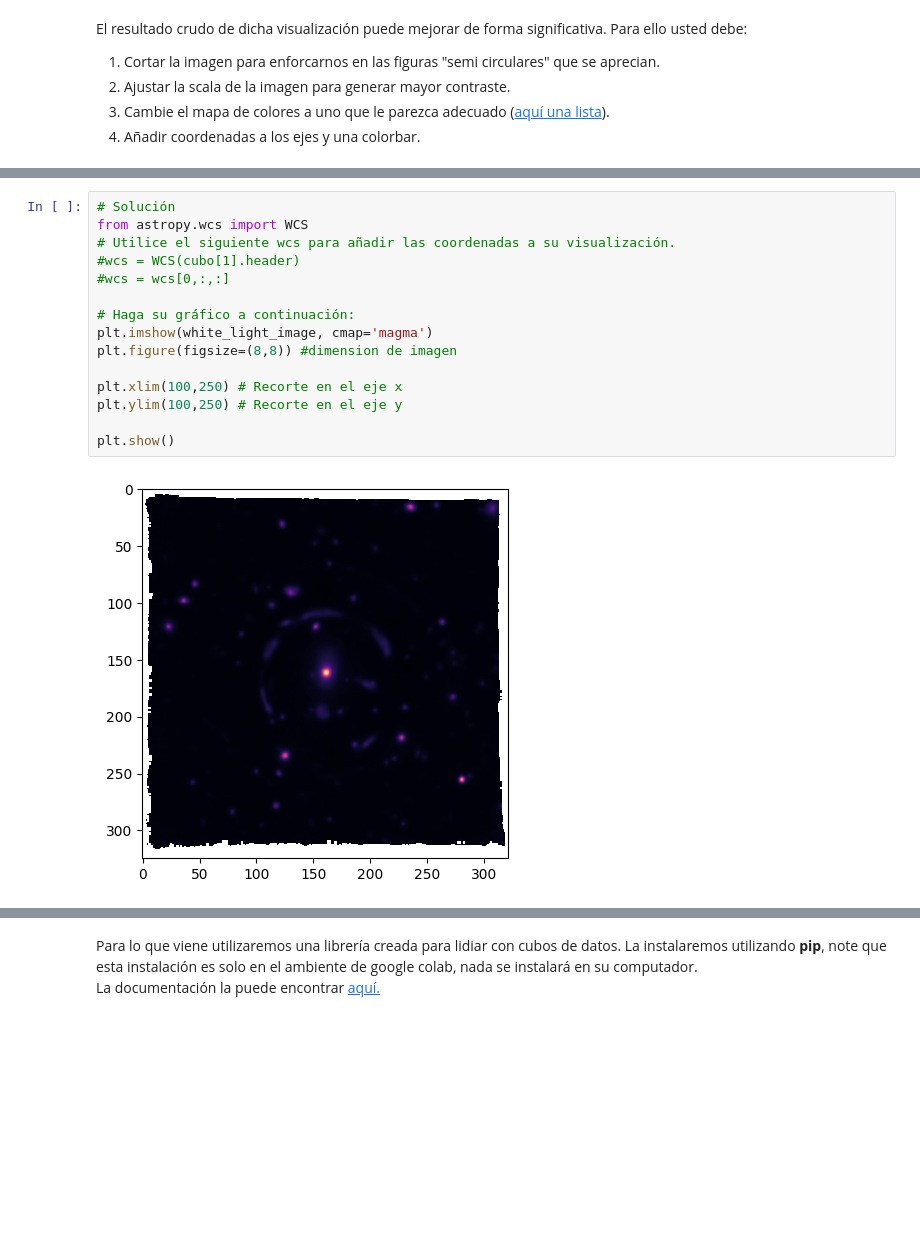
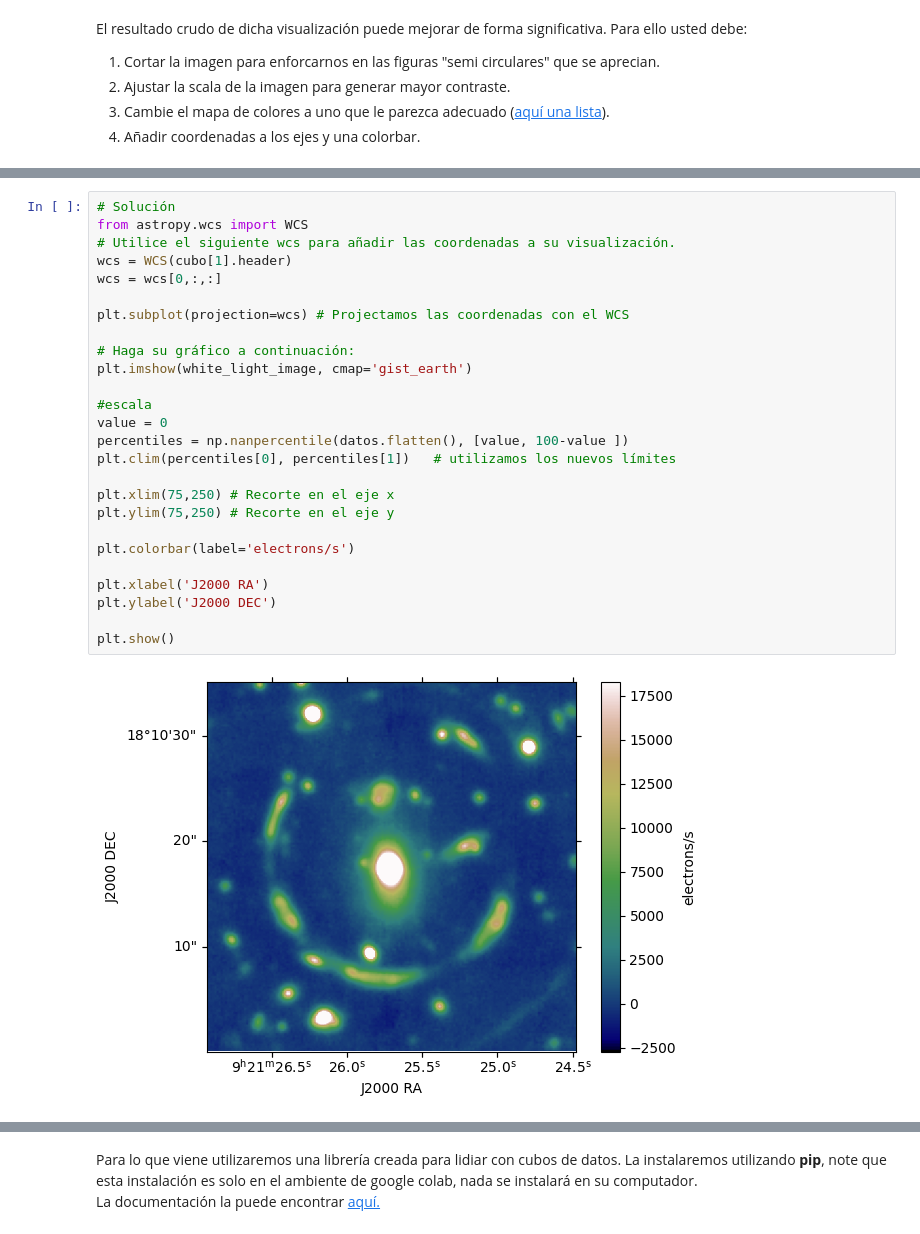
Before and after one commit to sebamonteirov/Tarea-4, a Jupyter notebook: Tarea4.ipynb, the cells around one changed output, grey strips where cells are left out. Cells and saved outputs as stored; diff of their text form; blank space fills up the shorter version.

```diff
--- a/Tarea4.ipynb
+++ b/Tarea4.ipynb
@@ -178,17 +193,28 @@ Para ello usted debe:
 # %%
 # Solución
 from astropy.wcs import WCS
 # Utilice el siguiente wcs para añadir las coordenadas a su visualización.
-#wcs = WCS(cubo[1].header)
-#wcs = wcs[0,:,:]
+wcs = WCS(cubo[1].header)
+wcs = wcs[0,:,:]
+
+plt.subplot(projection=wcs) # Projectamos las coordenadas con el WCS
 
 # Haga su gráfico a continuación:
-plt.imshow(white_light_image, cmap='magma')
-plt.figure(figsize=(8,8)) #dimension de imagen
+plt.imshow(white_light_image, cmap='gist_earth')
 
-plt.xlim(100,250) # Recorte en el eje x
-plt.ylim(100,250) # Recorte en el eje y
+#escala
+value = 0
+percentiles = np.nanpercentile(datos.flatten(), [value, 100-value ])
+plt.clim(percentiles[0], percentiles[1])   # utilizamos los nuevos límites
+
+plt.xlim(75,250) # Recorte en el eje x
+plt.ylim(75,250) # Recorte en el eje y
+
+plt.colorbar(label='electrons/s')
+
+plt.xlabel('J2000 RA')
+plt.ylabel('J2000 DEC')
 
 plt.show()
 # %% [output]
-[figure, old version]
+[figure, new version]
```
Also changed, not shown: parts of 16 cells of this notebook.
